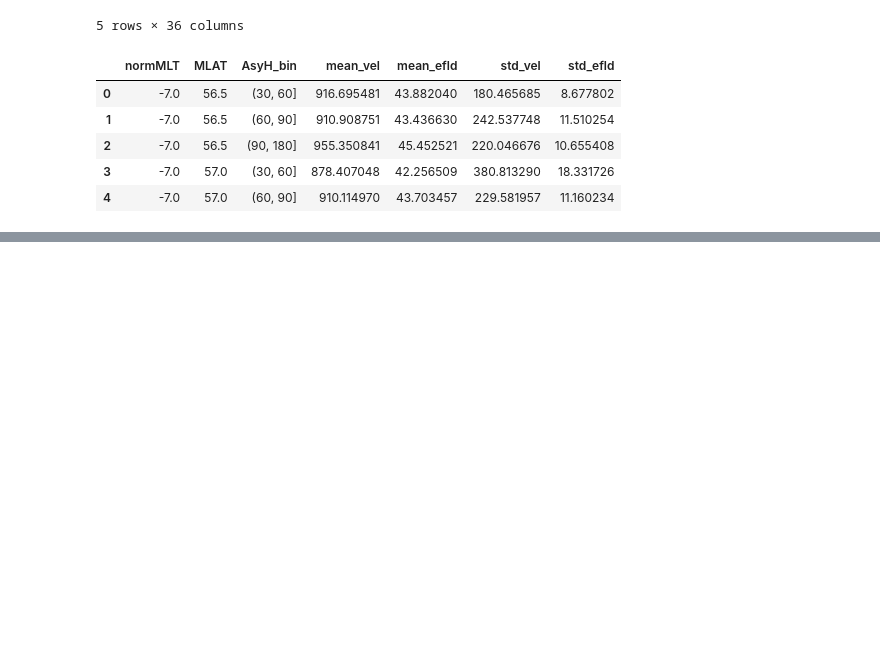
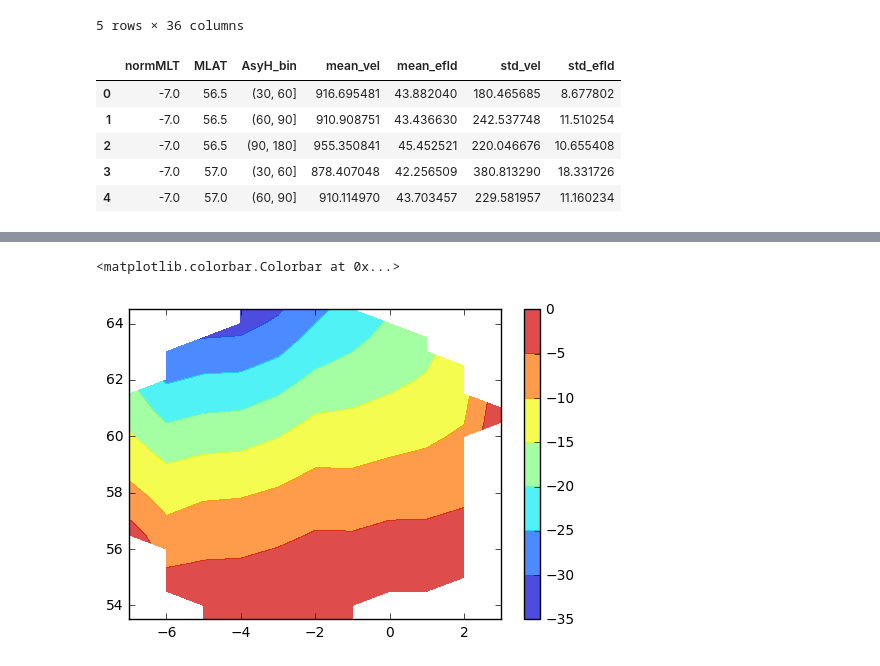
Before and after one commit to bharatreddy/indsvels, a Jupyter notebook: ipy/E-field.ipynb, the cells around one changed output, grey strips where cells are left out. Drawn from its saved outputs; the diff is of its cells as text; code cells hidden in the pictures; blank space fills up the shorter version.

Commit message:
pots plots

```diff
--- a/ipy/E-field.ipynb
+++ b/ipy/E-field.ipynb
@@ -149,7 +149,7 @@ potNrmMltArr = []
 potMlatArr = []
 potPotArr = []
 # get uniq bins
-for cbin in mltVelsVarsDF["AsyH_bin"].unique().tolist():
+for cbin in mltVelsVarsDF["AsyH_bin"].unique():
     # sel data only from the bin
     selLocsDF = mltVelsVarsDF[ mltVelsVarsDF["AsyH_bin"] == cbin ]
     for cmlt in selLocsDF["normMLT"].unique().tolist():
@@ -193,11 +198,11 @@ array(['(30, 60]', '(60, 90]', '(90, 180]', '(0, 30]'], dtype=object)
 # We'll save the data to a text file
 # we'll use it to plot contours in IDL
 def set_num_val(row):
-    if row["AsyH_bin"] == "(0, 30]":
+    if row["AsyH_bin"] == pandas.Interval(0, 30):
         return 30
-    elif row["AsyH_bin"] == "(30, 60]":
+    elif row["AsyH_bin"] == pandas.Interval(30, 60):
         return 60
-    elif row["AsyH_bin"] == "(60, 90]":
+    elif row["AsyH_bin"] == pandas.Interval(60, 90):
         return 90
     else:
         return 180
@@ -205,3 +210,16 @@ def set_num_val(row):
 potentialDF["asy"] = potentialDF.apply (lambda row: set_num_val(row),axis=1)
 potentialDF.to_csv("../data/sapsPotentials.txt", sep=' ',\
                    index=False, columns=[ "asy", "normMLT", "MLAT", "potential" ], header=False)
+# %%
+testDF = potentialDF[ potentialDF["asy"] == 60 ].reset_index(drop=True)
+testDF = testDF[ ["MLAT", "normMLT", "potential"] ].pivot( "MLAT", "normMLT" )
+# testDF = testDF.fillna(0.)
+Y = testDF.index.values
+X = testDF.columns.levels[1].values
+Z=testDF.values
+Xi,Yi = numpy.meshgrid(X, Y)
+plt.contourf(Xi, Yi, Z, alpha=0.7, cmap=plt.cm.jet);
+plt.colorbar()
+# %% [output]
+<matplotlib.colorbar.Colorbar at 0x...>
+[figure, added]
```
Also changed, not shown: parts of 1 cell of this notebook, 3 other files.
